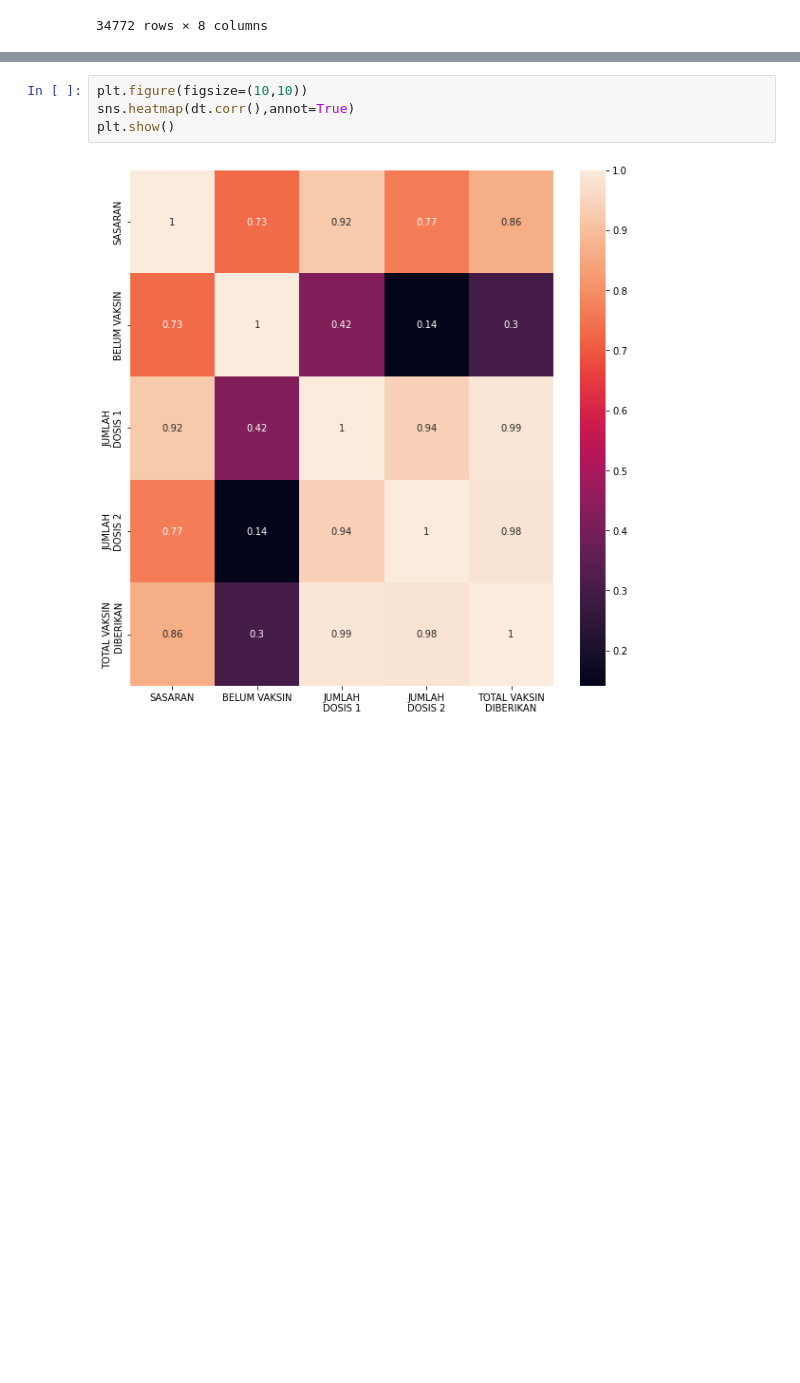
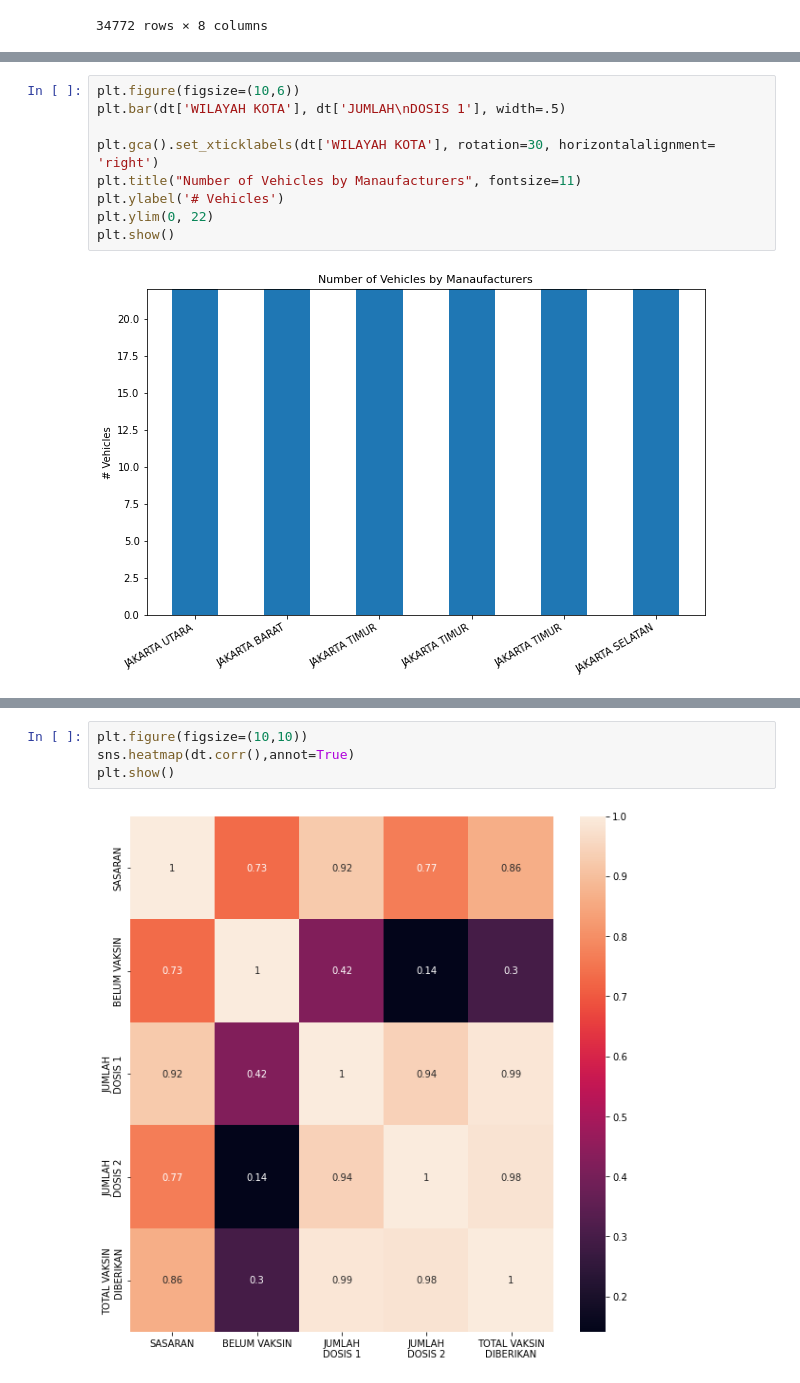
Before and after one commit to FerdyBerlianoP/Internship1, a Jupyter notebook: Untitled.ipynb, the cells around one changed output, grey strips where cells are left out. Drawn from its saved outputs; the diff is of its cells as text; blank space fills up the shorter version.

```diff
--- a/Untitled.ipynb
+++ b/Untitled.ipynb
@@ -1254,3 +1291,14 @@ memory usage: 2.4+ MB
+# %%
+plt.figure(figsize=(10,6))
+plt.bar(dt['WILAYAH KOTA'], dt['JUMLAH\nDOSIS 1'], width=.5)
+
+plt.gca().set_xticklabels(dt['WILAYAH KOTA'], rotation=30, horizontalalignment= 'right')
+plt.title("Number of Vehicles by Manaufacturers", fontsize=11)
+plt.ylabel('# Vehicles')
+plt.ylim(0, 22)
+plt.show()
+# %% [output]
+[figure, added]
 # %%
 fig, ax = plt.subplots(nrows=1, ncols=1)
 fig.set_size_inches(10, 6)
```
Also changed, not shown: parts of 12 cells of this notebook.
